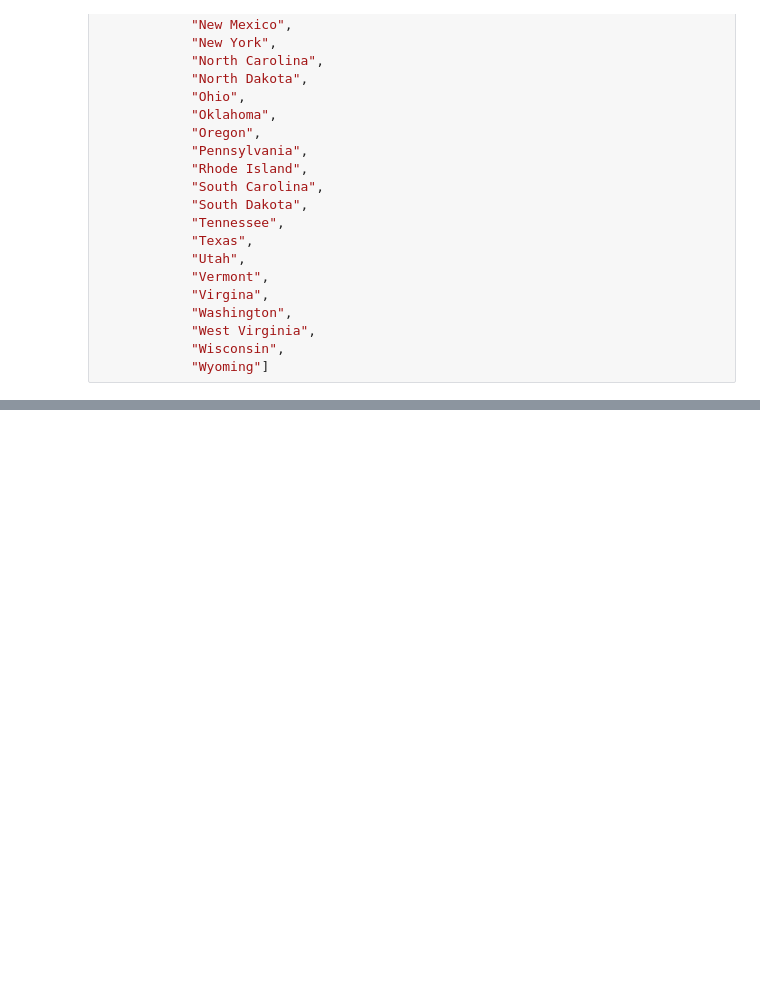
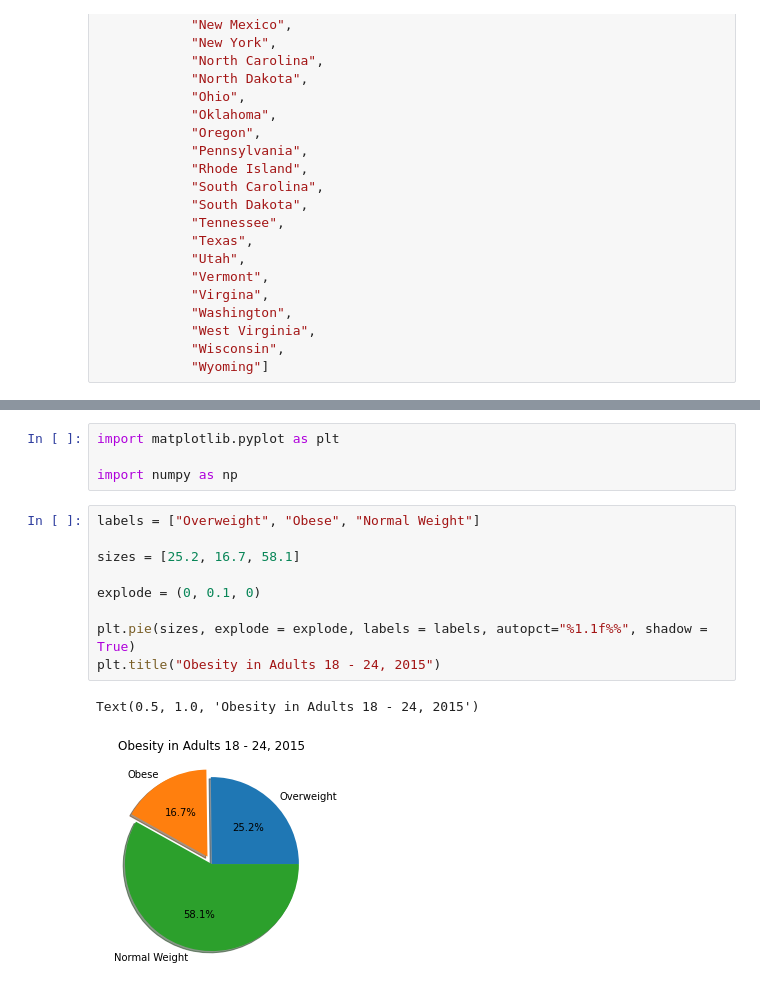
Before and after one commit to hthelander/Project-1, a Jupyter notebook: API_Obesity_dfs.ipynb, the cells around one changed output, grey strips where cells are left out. Saved outputs shown, nothing was run; the diff lists cells and outputs as text; blank space fills up the shorter version.

Commit message:
Charts for project

```diff
--- a/API_Obesity_dfs.ipynb
+++ b/API_Obesity_dfs.ipynb
@@ -140,0 +497,16 @@ child_obesity_summary.to_csv("child_obesity_summary.csv")
+# %%
+import matplotlib.pyplot as plt
+
+import numpy as np
+# %%
+labels = ["Overweight", "Obese", "Normal Weight"]
+
+sizes = [25.2, 16.7, 58.1]
+
+explode = (0, 0.1, 0)
+
+plt.pie(sizes, explode = explode, labels = labels, autopct="%1.1f%%", shadow = True)
+plt.title("Obesity in Adults 18 - 24, 2015")
+# %% [output]
+Text(0.5, 1.0, 'Obesity in Adults 18 - 24, 2015')
+[figure, added]
```
Also changed, not shown: parts of 41 cells of this notebook, 7 other files.
